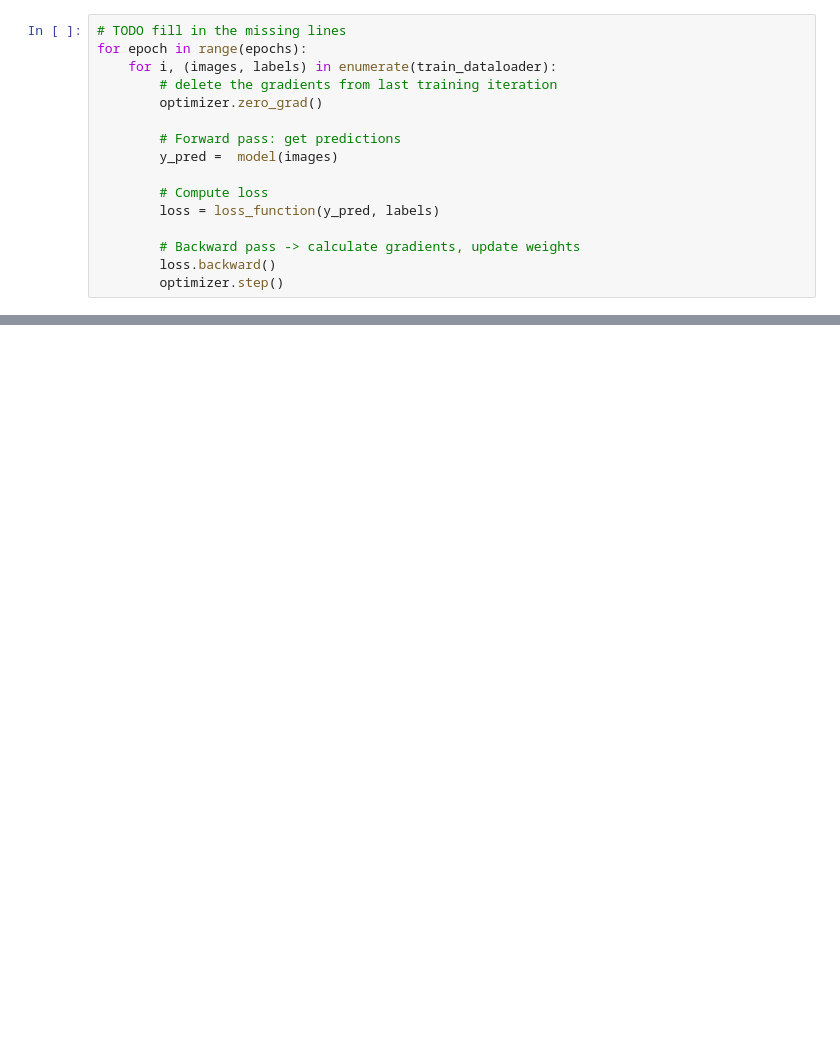
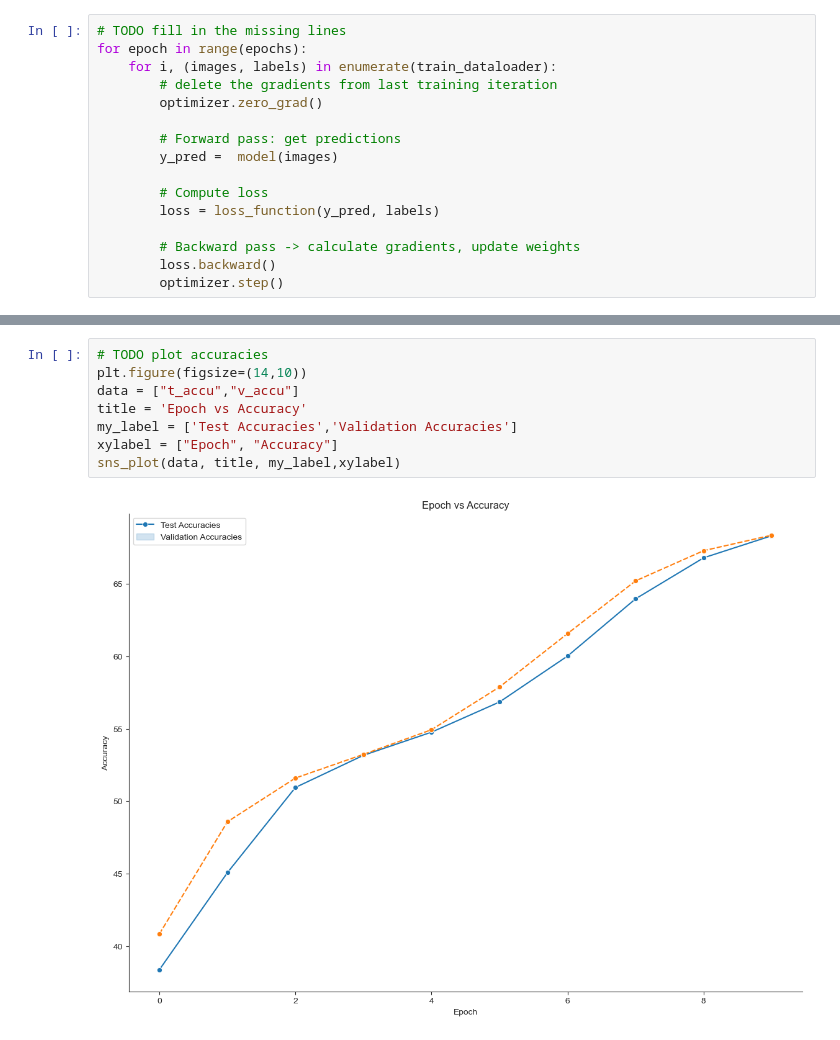
Before and after one commit to Yangshan-Xiang/mytorch, a Jupyter notebook: Logistic.ipynb, the cells around one changed output, grey strips where cells are left out. Cells and saved outputs as stored; diff of their text form; blank space fills up the shorter version.

```diff
--- a/Logistic.ipynb
+++ b/Logistic.ipynb
@@ -204,0 +516,10 @@ given label:  tensor(8)
+# %%
+# TODO plot accuracies
+plt.figure(figsize=(14,10))
+data = ["t_accu","v_accu"]
+title = 'Epoch vs Accuracy'
+my_label = ['Test Accuracies','Validation Accuracies']
+xylabel = ["Epoch", "Accuracy"]
+sns_plot(data, title, my_label,xylabel)
+# %% [output]
+[figure, added]
```
Also changed, not shown: parts of 60 cells of this notebook, 1 other file.
